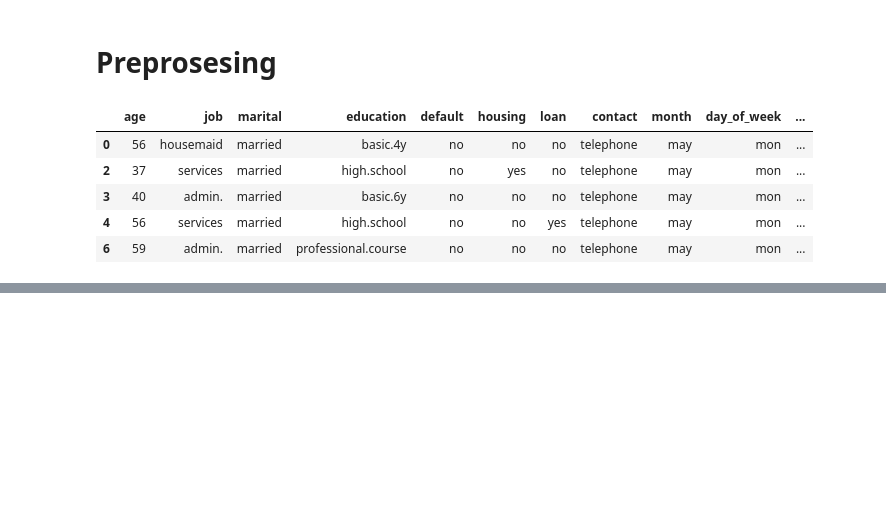
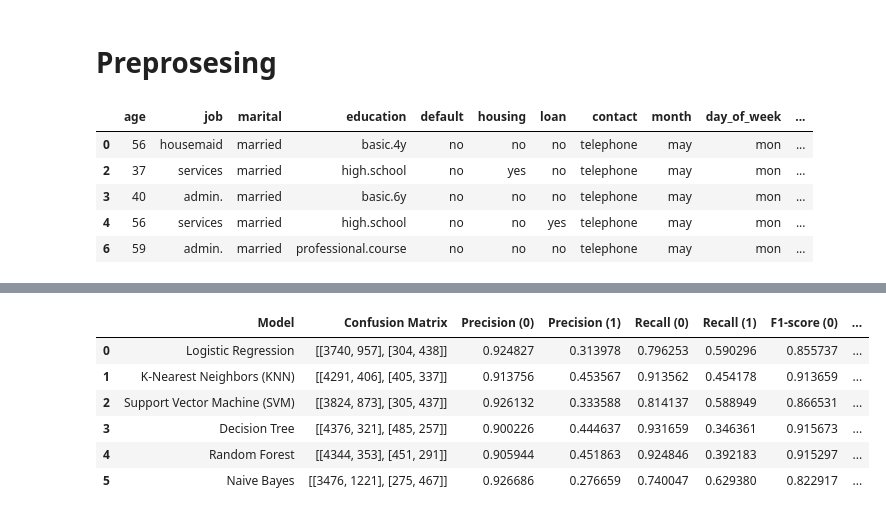
Before and after one commit to margo-waluyo/PYTN_Assign_3_4_Setiawan-Margo-Waluyo, a Jupyter notebook: PYTN_Assign_3_4_Setiawan-Margo-Waluyo.ipynb, the cells around one changed output, grey strips where cells are left out. Saved outputs shown, nothing was run; the diff lists cells and outputs as text; code cells hidden in the pictures; blank space fills up the shorter version.

```diff
--- a/PYTN_Assign_3_4_Setiawan-Margo-Waluyo.ipynb
+++ b/PYTN_Assign_3_4_Setiawan-Margo-Waluyo.ipynb
@@ -376,0 +468,9 @@ bank.head()
+# %%
+# Inisialisasi model
+
+logreg_model = LogisticRegression()
+knn_model = KNeighborsClassifier()
+svm_model = SVC()
+dt_model = DecisionTreeClassifier()
+rf_model = RandomForestClassifier()
+nb_model = GaussianNB()
@@ -376,0 +629,11 @@ bank.head()
+# %%
+# Melatih dan mengevaluasi Naive Bayes
+nb_model.fit(X_train_selected, Y_train_resampled)
+nb_pred = nb_model.predict(X_test_selected)
+print("Model: Naive Bayes")
+print("Confusion Matrix:")
+print(confusion_matrix(Y_test, nb_pred))
+print()
+print("Classification Report:")
+print(classification_report(Y_test, nb_pred))
+print("=====================\n")
@@ -376,0 +657,59 @@ bank.head()
+# %%
+# Inisialisasi model
+models = [
+    "Logistic Regression",
+    "K-Nearest Neighbors (KNN)",
+    "Support Vector Machine (SVM)",
+    "Decision Tree",
+    "Random Forest",
+    "Naive Bayes"
+]
+
+# Confusion Matrix
+confusion_matrices = [
+    confusion_matrix(Y_test, logreg_pred),
+    confusion_matrix(Y_test, knn_pred),
+    confusion_matrix(Y_test, svm_pred),
+    confusion_matrix(Y_test, dt_pred),
+    confusion_matrix(Y_test, rf_pred),
+    confusion_matrix(Y_test, nb_pred)
+]
+
+# Classification Report
+classification_reports = [
+    classification_report(Y_test, logreg_pred, output_dict=True),
+    classification_report(Y_test, knn_pred, output_dict=True),
+    classification_report(Y_test, svm_pred, output_dict=True),
+    classification_report(Y_test, dt_pred, output_dict=True),
+    classification_report(Y_test, rf_pred, output_dict=True),
+    classification_report(Y_test, nb_pred, output_dict=True)
+]
+
+# Membuat DataFrame
+df_results = pd.DataFrame({
+    'Model': models,
+    'Confusion Matrix': confusion_matrices,
+    'Classification Report': classification_reports
+})
+
+# Memisahkan metrik-metrik evaluasi
+df_results['Precision (0)'] = df_results['Classification Report'].apply(lambda x: x['0']['precision'])
+df_results['Precision (1)'] = df_results['Classification Report'].apply(lambda x: x['1']['precision'])
+df_results['Recall (0)'] = df_results['Classification Report'].apply(lambda x: x['0']['recall'])
+df_results['Recall (1)'] = df_results['Classification Report'].apply(lambda x: x['1']['recall'])
+df_results['F1-score (0)'] = df_results['Classification Report'].apply(lambda x: x['0']['f1-score'])
+df_results['F1-score (1)'] = df_results['Classification Report'].apply(lambda x: x['1']['f1-score'])
+
+# Menghapus kolom 'Classification Report' yang tidak diperlukan
+df_results.drop('Classification Report', axis=1, inplace=True)
+
+# Menampilkan DataFrame
+df_results
+# %% [output]
+|  | Model | Confusion Matrix | Precision (0) | Precision (1) | Recall (0) | Recall (1) | F1-score (0) | ... |
+| 0 | Logistic Regression | [[3740, 957], [304, 438]] | 0.924827 | 0.313978 | 0.796253 | 0.590296 | 0.855737 | ... |
+| 1 | K-Nearest Neighbors (KNN) | [[4291, 406], [405, 337]] | 0.913756 | 0.453567 | 0.913562 | 0.454178 | 0.913659 | ... |
+| 2 | Support Vector Machine (SVM) | [[3824, 873], [305, 437]] | 0.926132 | 0.333588 | 0.814137 | 0.588949 | 0.866531 | ... |
+| 3 | Decision Tree | [[4376, 321], [485, 257]] | 0.900226 | 0.444637 | 0.931659 | 0.346361 | 0.915673 | ... |
+| 4 | Random Forest | [[4344, 353], [451, 291]] | 0.905944 | 0.451863 | 0.924846 | 0.392183 | 0.915297 | ... |
+| 5 | Naive Bayes | [[3476, 1221], [275, 467]] | 0.926686 | 0.276659 | 0.740047 | 0.629380 | 0.822917 | ... |
```
Also changed, not shown: parts of 25 cells of this notebook.
